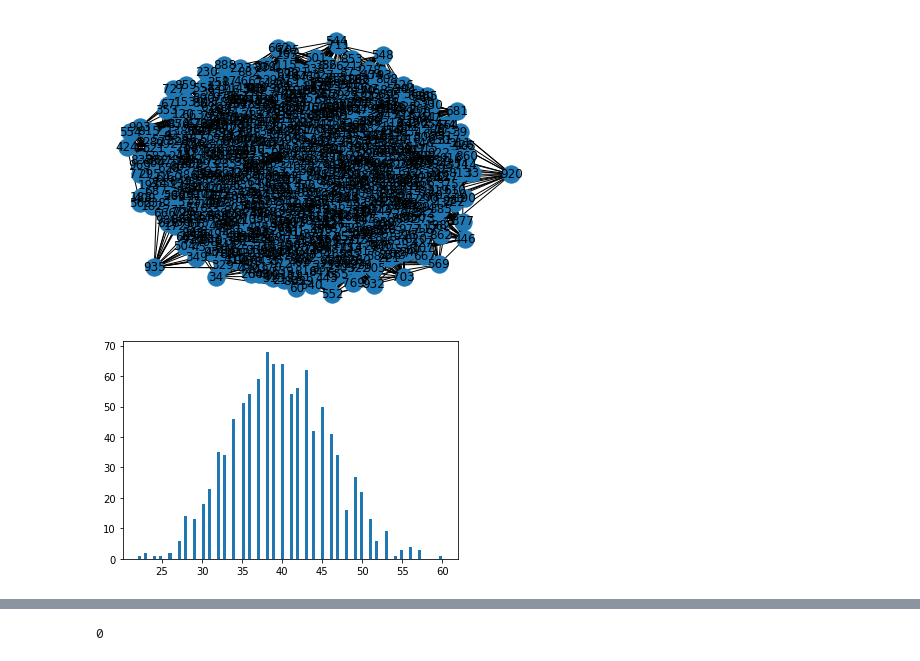
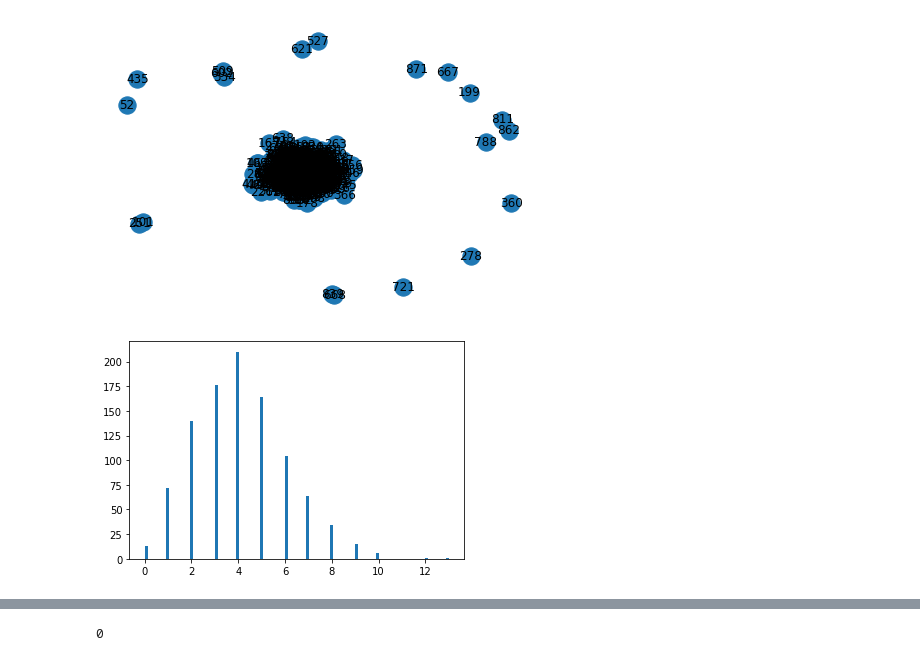
Before and after one commit to abdallahm2/network, a Jupyter notebook: Histogram_&_IDD.ipynb, the cells around one changed output, grey strips where cells are left out. Drawn from its saved outputs; the diff is of its cells as text; code cells hidden in the pictures.

```diff
--- a/Histogram_&_IDD.ipynb
+++ b/Histogram_&_IDD.ipynb
@@ -3,17 +3,17 @@
 # %%
 import matplotlib.pyplot as plt
 import networkx as nx
-ER=nx.fast_gnp_random_graph(1000,0.04)
+ER=nx.fast_gnp_random_graph(1000,0.004)
 nx.draw(ER, with_labels=True)
 plt.show(nx)
 # %% [output]
-[figure, old version]
+[figure, new version]
 # %%
 d=[i[1] for i in list(ER.degree)]
 plt.hist(d, 100)
 plt.show()
 # %% [output]
-[figure, old version]
+[figure, new version]
 # %%
 import matplotlib.pyplot as plt
 import networkx as nx
```
Also changed, not shown: parts of 3 cells of this notebook.
